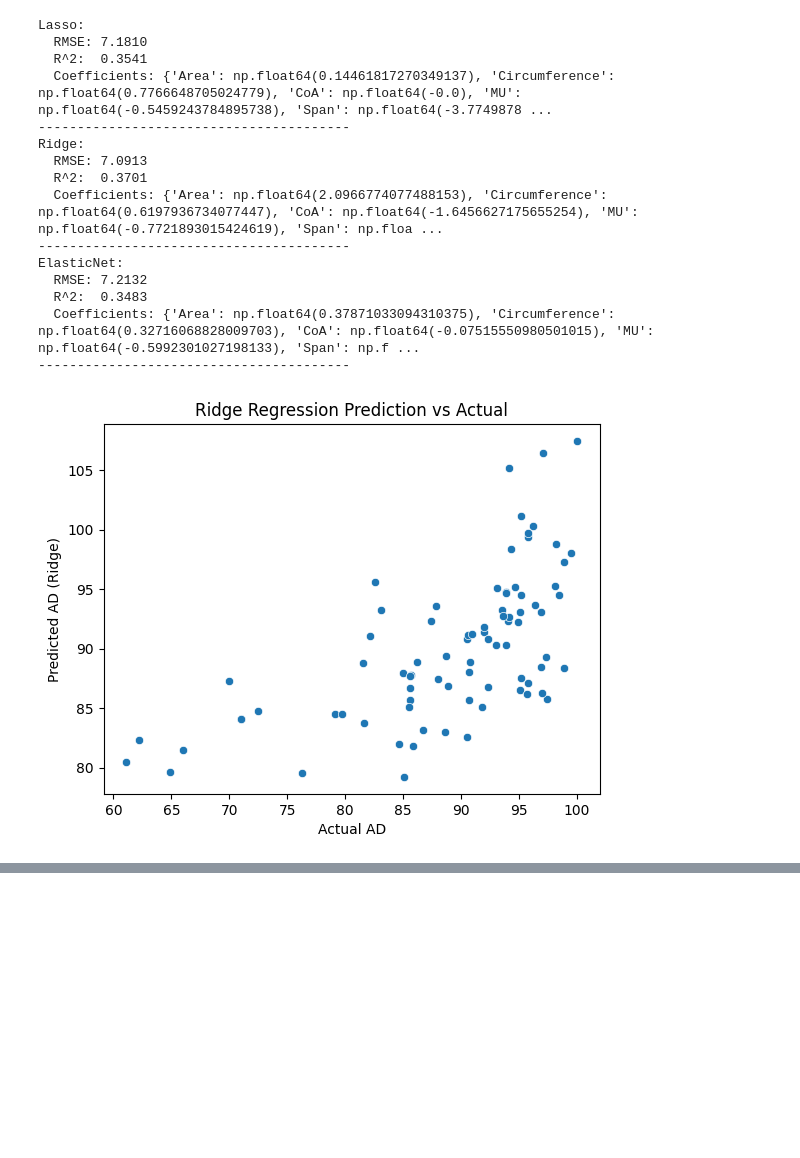
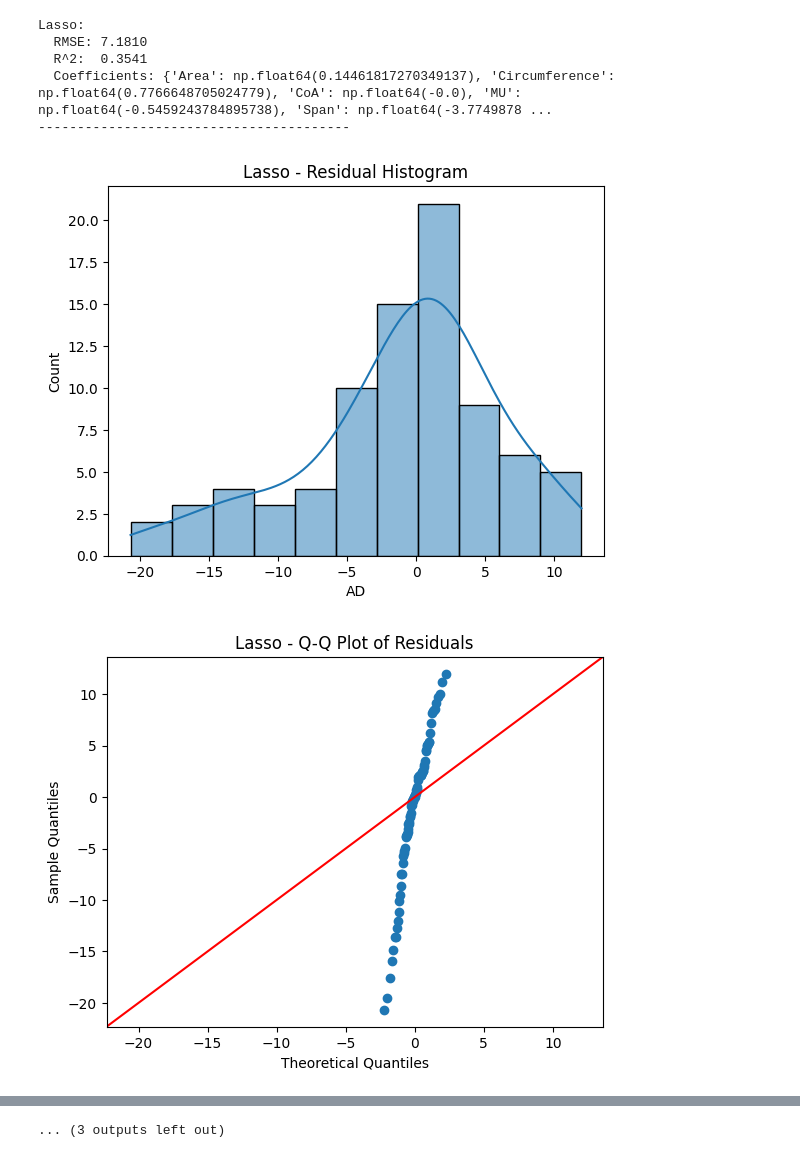
Before and after one commit to sukhjitsehra/Radiotherapy-Quality-Assurance, a Jupyter notebook: notebooks/modelling/Regression.ipynb, the cells around one changed output, grey strips where cells are left out. Cells and saved outputs as stored; diff of their text form; code cells hidden in the pictures; blank space fills up the shorter version.

```diff
--- a/notebooks/modelling/Regression.ipynb
+++ b/notebooks/modelling/Regression.ipynb
@@ -41,35 +41,59 @@ models = {
 # %%
 
 
 results = {}
-
+import numpy as np
 for name, model in models.items():
     model.fit(X_train, y_train)
     y_pred = model.predict(X_test)
+    residuals = y_test - y_pred
+    fitted = y_pred
+    standardized_residuals = (residuals - np.mean(residuals)) / np.std(residuals)
     results[name] = {
         "RMSE": mean_squared_error(y_test, y_pred)**0.5,
         "R2": r2_score(y_test, y_pred),
         "Coefficients": model.coef_
     }
     print(f"{name}:")
     print(f"  RMSE: {results[name]['RMSE']:.4f}")
     print(f"  R^2:  {results[name]['R2']:.4f}")
     print(f"  Coefficients: {dict(zip(X.columns, model.coef_))}")
     print("-" * 40)
+    # Histogram
+    sns.histplot(residuals, kde=True)
+    plt.title(f"{name} - Residual Histogram")
+    plt.show()
+
+# Q-Q Plot
+    import statsmodels.api as sm
+    sm.qqplot(residuals, line='45')
+    plt.title(f"{name} - Q-Q Plot of Residuals")
+    plt.show()
+
+
+
+    plt.figure(figsize=(8, 4))
+    plt.scatter(range(len(standardized_residuals)), standardized_residuals)
+    plt.axhline(3, color='red', linestyle='--')
+    plt.axhline(-3, color='red', linestyle='--')
+    plt.title(f"{name} - Standardized Residuals")
+    plt.xlabel("Observation")
+    plt.ylabel("Standardized Residual")
+    plt.show()
+
+
+    plt.figure(figsize=(8, 4))
+    plt.scatter(y_test, y_pred)
+
+    plt.title(f"{name} - Actual vs Predicted")
+    plt.xlabel("Actual")
+    plt.ylabel("predicted")
+    plt.show()
 # %% [output]
 Lasso:
   RMSE: 7.1810
   R^2:  0.3541
   Coefficients: {'Area': np.float64(0.14461817270349137), 'Circumference': np.float64(0.7766648705024779), 'CoA': np.float64(-0.0), 'MU': np.float64(-0.5459243784895738), 'Span': np.float64(-3.7749878 ...
 ----------------------------------------
-Ridge:
-  RMSE: 7.0913
-  R^2:  0.3701
-  Coefficients: {'Area': np.float64(2.0966774077488153), 'Circumference': np.float64(0.6197936734077447), 'CoA': np.float64(-1.6456627175655254), 'MU': np.float64(-0.7721893015424619), 'Span': np.floa ...
-----------------------------------------
-ElasticNet:
-  RMSE: 7.2132
-  R^2:  0.3483
-  Coefficients: {'Area': np.float64(0.37871033094310375), 'Circumference': np.float64(0.32716068828009703), 'CoA': np.float64(-0.07515550980501015), 'MU': np.float64(-0.5992301027198133), 'Span': np.f ...
-----------------------------------------
-[figure, old version]
+[figure, new version]
+[figure, added]
@@ -75,0 +117 @@ ElasticNet:
+... (3 outputs left out)
```
Also changed, not shown: parts of 9 cells of this notebook, 15 other files.
